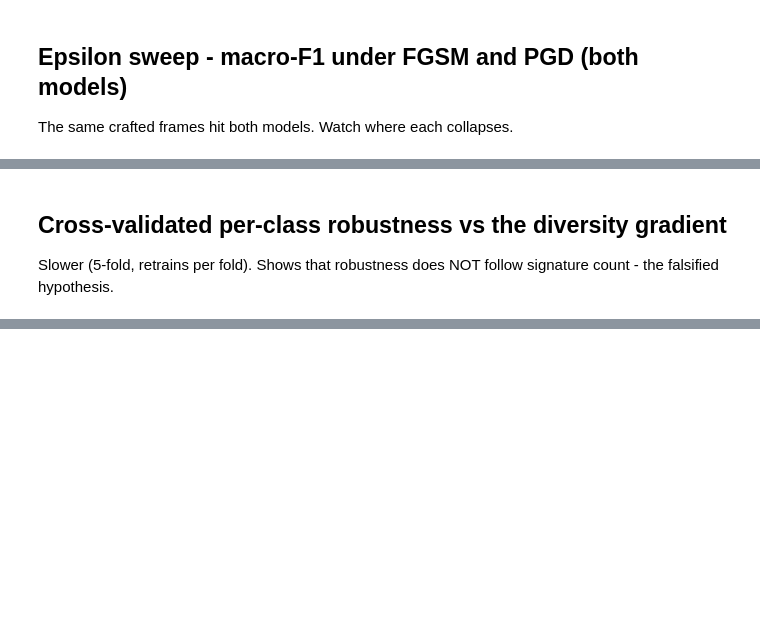
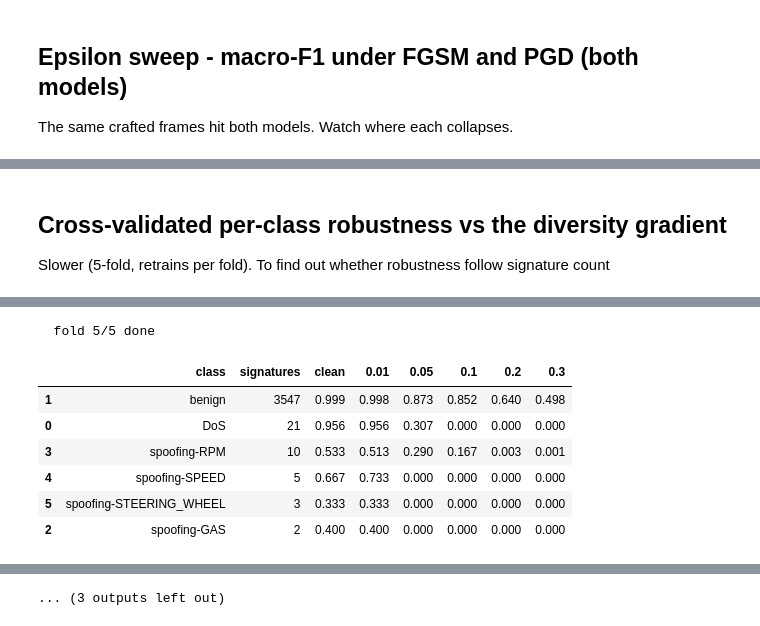
Before and after one commit to yulangalagoda/adversec, a Jupyter notebook: notebooks/04_adversarial_attacks.ipynb, the cells around one changed output, grey strips where cells are left out. Saved outputs shown, nothing was run; the diff lists cells and outputs as text; code cells hidden in the pictures; blank space fills up the shorter version.

```diff
--- a/notebooks/04_adversarial_attacks.ipynb
+++ b/notebooks/04_adversarial_attacks.ipynb
@@ -57,8 +100,9 @@ for name in DATASETS:
 # %% [markdown]
 ## Cross-validated per-class robustness vs the diversity gradient
-Slower (5-fold, retrains per fold). Shows that robustness does NOT follow signature count - the falsified hypothesis.
+Slower (5-fold, retrains per fold). To find out whether robustness follow signature count
 # %%
 from adversec.experiments.crossval import crossval_perclass_robustness
+cv_results, cv_classes, cv_sig = {}, {}, {}
 for name in DATASETS:
     strict = pd.read_csv(config.PROCESSED_DIR / f'{name}_strict.csv')
     classes = list(joblib.load(config.PROCESSED_DIR / f'{name}_label_encoder.joblib').classes_)
@@ -66,6 +110,7 @@ for name in DATASETS:
     res = crossval_perclass_robustness(strict, FEATURES, classes, config.FGSM_EPSILONS,
                                        attack='pgd', n_splits=5, device=DEVICE)
     sig = strict[LABEL_COLUMN].value_counts()
+    cv_results[name], cv_classes[name], cv_sig[name] = res, classes, sig
     rows = []
     for i, c in enumerate(classes):
         row = {'class': c, 'signatures': int(sig.get(c, 0))}
@@ -73,3 +118,4 @@ for name in DATASETS:
             row[str(e)] = round(float(np.mean(res[e][i])), 3)
         rows.append(row)
     display(pd.DataFrame(rows).sort_values('signatures', ascending=False))
+# %% [output]
@@ -75,0 +182,8 @@ for name in DATASETS:
+  fold 5/5 done
+|  | class | signatures | clean | 0.01 | 0.05 | 0.1 | 0.2 | 0.3 |
+| 1 | benign | 3547 | 0.999 | 0.998 | 0.873 | 0.852 | 0.640 | 0.498 |
+| 0 | DoS | 21 | 0.956 | 0.956 | 0.307 | 0.000 | 0.000 | 0.000 |
+| 3 | spoofing-RPM | 10 | 0.533 | 0.513 | 0.290 | 0.167 | 0.003 | 0.001 |
+| 4 | spoofing-SPEED | 5 | 0.667 | 0.733 | 0.000 | 0.000 | 0.000 | 0.000 |
+| 5 | spoofing-STEERING_WHEEL | 3 | 0.333 | 0.333 | 0.000 | 0.000 | 0.000 | 0.000 |
+| 2 | spoofing-GAS | 2 | 0.400 | 0.400 | 0.000 | 0.000 | 0.000 | 0.000 |
@@ -75,0 +238 @@ for name in DATASETS:
+... (3 outputs left out)
```
Also changed, not shown: parts of 11 cells of this notebook, 45 other files.
